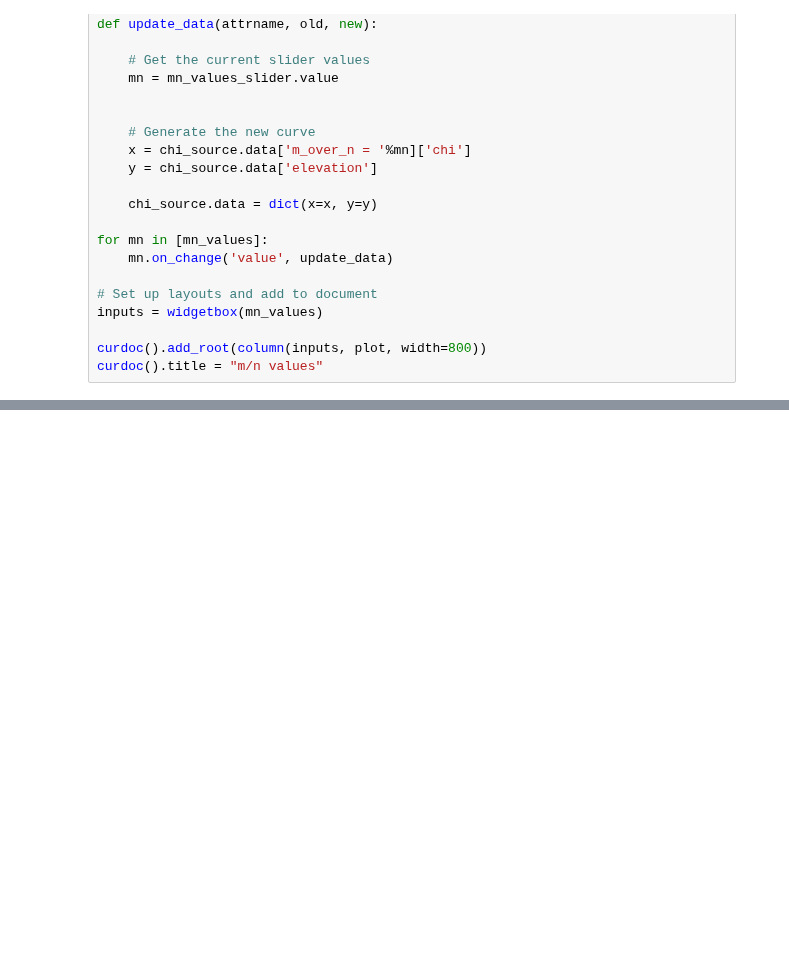
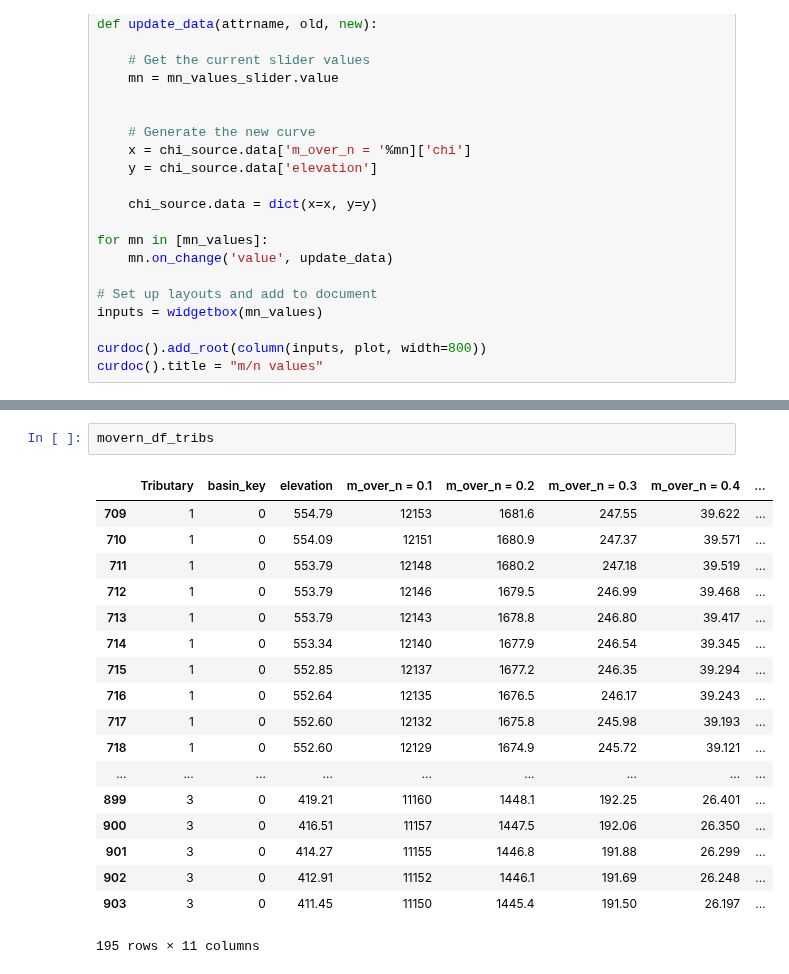
Before and after one commit to BenjiDa/ProfileTools, a Jupyter notebook: Channel_profiles.ipynb, the cells around one changed output, grey strips where cells are left out. Cells and saved outputs as stored; diff of their text form; blank space fills up the shorter version.

```diff
--- a/Channel_profiles.ipynb
+++ b/Channel_profiles.ipynb
@@ -304,0 +399,21 @@ Name: elevation, dtype: float64
+# %%
+movern_df_tribs
+# %% [output]
+|  | Tributary | basin_key | elevation | m_over_n = 0.1 | m_over_n = 0.2 | m_over_n = 0.3 | m_over_n = 0.4 | ... |
+| 709 | 1 | 0 | 554.79 | 12153 | 1681.6 | 247.55 | 39.622 | ... |
+| 710 | 1 | 0 | 554.09 | 12151 | 1680.9 | 247.37 | 39.571 | ... |
+| 711 | 1 | 0 | 553.79 | 12148 | 1680.2 | 247.18 | 39.519 | ... |
+| 712 | 1 | 0 | 553.79 | 12146 | 1679.5 | 246.99 | 39.468 | ... |
+| 713 | 1 | 0 | 553.79 | 12143 | 1678.8 | 246.80 | 39.417 | ... |
+| 714 | 1 | 0 | 553.34 | 12140 | 1677.9 | 246.54 | 39.345 | ... |
+| 715 | 1 | 0 | 552.85 | 12137 | 1677.2 | 246.35 | 39.294 | ... |
+| 716 | 1 | 0 | 552.64 | 12135 | 1676.5 | 246.17 | 39.243 | ... |
+| 717 | 1 | 0 | 552.60 | 12132 | 1675.8 | 245.98 | 39.193 | ... |
+| 718 | 1 | 0 | 552.60 | 12129 | 1674.9 | 245.72 | 39.121 | ... |
+| ... | ... | ... | ... | ... | ... | ... | ... | ... |
+| 899 | 3 | 0 | 419.21 | 11160 | 1448.1 | 192.25 | 26.401 | ... |
+| 900 | 3 | 0 | 416.51 | 11157 | 1447.5 | 192.06 | 26.350 | ... |
+| 901 | 3 | 0 | 414.27 | 11155 | 1446.8 | 191.88 | 26.299 | ... |
+| 902 | 3 | 0 | 412.91 | 11152 | 1446.1 | 191.69 | 26.248 | ... |
+| 903 | 3 | 0 | 411.45 | 11150 | 1445.4 | 191.50 | 26.197 | ... |
+195 rows × 11 columns
```
Also changed, not shown: parts of 6 cells of this notebook, 2 other files.
